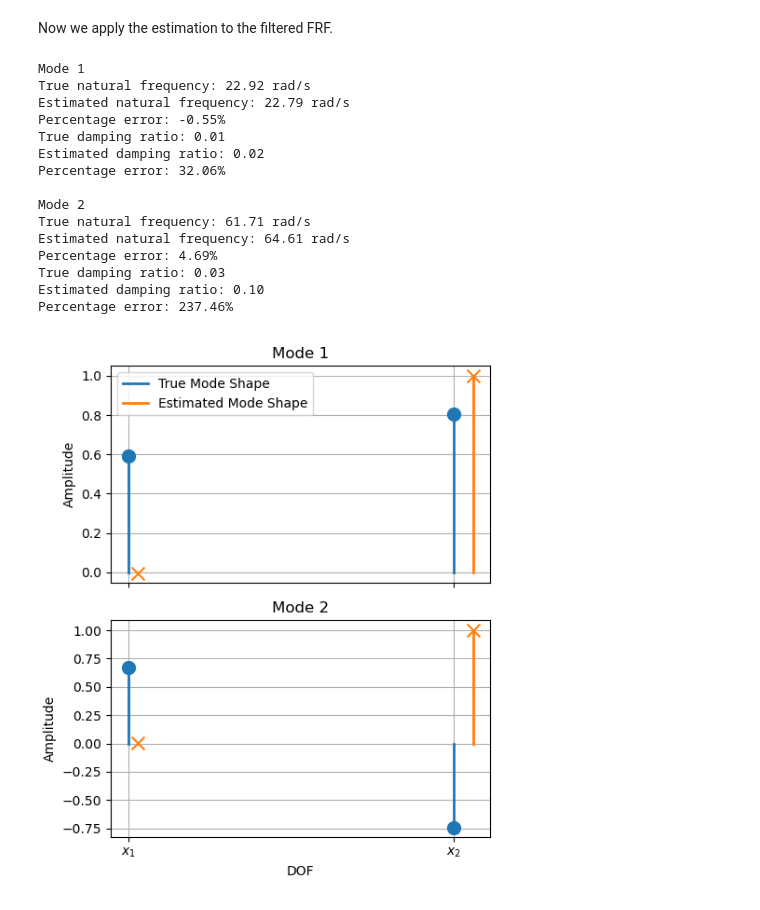
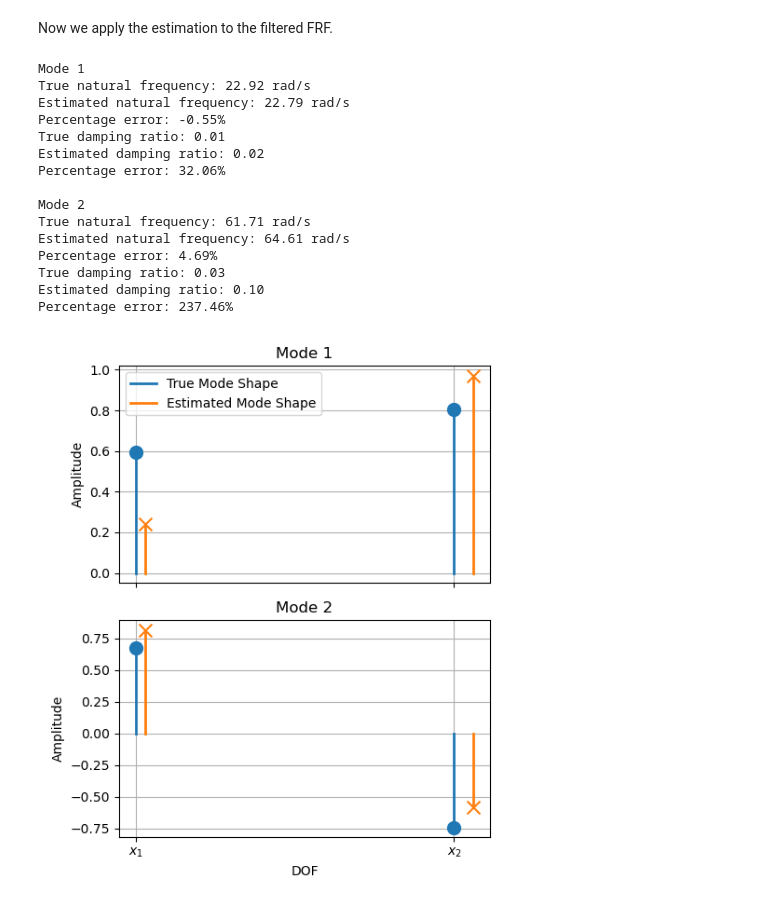
Before and after one commit to fmamitrotta/learn-aeroelastic-sid, a Jupyter notebook: notebooks/03_Identification_of_a_2-DOF_Mass-Spring-Damper_Sytem_with_the_LSCE_Algorithm.ipynb, the cells around one changed output. Cells and saved outputs as stored; diff of their text form; code cells hidden in the pictures.

Commit message:
Corrected derivation of mode shapes and implemented it

```diff
--- a/notebooks/03_Identification_of_a_2-DOF_Mass-Spring-Damper_Sytem_with_the_LSCE_Algorithm.ipynb
+++ b/notebooks/03_Identification_of_a_2-DOF_Mass-Spring-Damper_Sytem_with_the_LSCE_Algorithm.ipynb
@@ -912,24 +947,19 @@ betas, irf = estimate_lsce_parameters(frf)
 omegas, zetas, lambdas = estimate_modal_parameters(betas, f_sampling)
 
 # Take sorted true natural frequencies and damping ratiosn for comparison
-true_sorted_indices = np.argsort(natural_frequencies)
-sorted_natural_frequencies = natural_frequencies[true_sorted_indices]
-sorted_damping_ratios = damping_ratios[true_sorted_indices]
-
-# Take sorted estimated natural frequencies and damping ratios
-est_sorted_indices = np.argsort(omegas)
-sorted_omegas = omegas[est_sorted_indices]
-sorted_zetas = zetas[est_sorted_indices]
+true_freq_sort_indices = np.argsort(natural_frequencies)
+sorted_natural_frequencies = natural_frequencies[true_freq_sort_indices]
+sorted_damping_ratios = damping_ratios[true_freq_sort_indices]
 
 # Compare true and estimated natural frequencies and damping ratios for each mode
 for i in range(DOF):
     print(f"Mode {i+1:d}")
     print(f"True natural frequency: {sorted_natural_frequencies[i]:.2f} rad/s")
-    print(f"Estimated natural frequency: {sorted_omegas[i]:.2f} rad/s")
-    print(f"Percentage error: {100 * (sorted_omegas[i]/sorted_natural_frequencies[i] - 1):.2f}%")
+    print(f"Estimated natural frequency: {omegas[i]:.2f} rad/s")
+    print(f"Percentage error: {100 * (omegas[i]/sorted_natural_frequencies[i] - 1):.2f}%")
     print(f"True damping ratio: {sorted_damping_ratios[i]:.2f}")
-    print(f"Estimated damping ratio: {sorted_zetas[i]:.2f}")
-    print(f"Percentage error: {100 * (sorted_zetas[i]/sorted_damping_ratios[i] - 1):.2f}%\n")
+    print(f"Estimated damping ratio: {zetas[i]:.2f}")
+    print(f"Percentage error: {100 * (zetas[i]/sorted_damping_ratios[i] - 1):.2f}%\n")
     print()
 # %% [output]
 Mode 1
@@ -952,7 +982,7 @@ Percentage error: 661.78%
 Let's find the mode shapes.
 # %%
 # Calculate estimated mode shapes
-estimated_phi = estimate_mode_shapes(irf, lambdas, omegas, zetas)
+estimated_phi = estimate_mode_shapes(irf, lambdas)
 
 # Normalize estimated mode shapes to unit length
 normalized_estimated_phi = np.zeros_like(estimated_phi)
@@ -962,7 +992,7 @@ for i in range(DOF):
 # Take sorted true mode shapes for comparison
 sorted_modes = np.zeros_like(eigenvectors)
 for i in range(DOF):
-    sorted_modes[:, i] = eigenvectors[:, true_sorted_indices[i]]
+    sorted_modes[:, i] = eigenvectors[:, true_freq_sort_indices[i]]
 
 # Get default matlpotlib colors
 COLORS = plt.rcParams['axes.prop_cycle'].by_key()['color']
@@ -975,6 +1005,7 @@ def plot_mode_shapes(true_modes, est_modes):
     true_modes: array of shape (n_dofs, n_modes) containing true mode shapes
     est_modes: array of shape (n_dofs, n_modes) containing estimated mode shapes
     """
+    # Create x-axis vector with node positions (x1, x2)
     node_positions = np.arange(1, DOF + 1)
 
     # Create a figure with a subplot for each mode
@@ -982,6 +1013,10 @@ def plot_mode_shapes(true_modes, est_modes):
 
     # Iterate over each mode
     for i in range(DOF):
+        # Ensure mode shapes are oriented in the same direction
+        if np.dot(true_modes[:, i], est_modes[:, i]) < 0:
+            est_modes[:, i] = -est_modes[:, i]
+
         # Iterate over each degree of freedom
         for j in range(DOF):
             # Plot component of current degree of freedom for current mode shape
@@ -1023,45 +1058,40 @@ full_filtered_spectrum = np.hstack(
 betas, irf = estimate_lsce_parameters(full_filtered_spectrum)
 omegas, zetas, lambdas = estimate_modal_parameters(betas, f_sampling)
 
-# Take sorted estimated natural frequencies and damping ratios
-est_sorted_indices = np.argsort(omegas)
-sorted_omegas = omegas[est_sorted_indices]
-sorted_zetas = zetas[est_sorted_indices]
-
 # Compare true and estimated natural frequencies and damping ratios for each mode
 for i in range(DOF):
     print(f"Mode {i+1:d}")
     print(f"True natural frequency: {sorted_natural_frequencies[i]:.2f} rad/s")
-    print(f"Estimated natural frequency: {sorted_omegas[i]:.2f} rad/s")
-    print(f"Percentage error: {100 * (sorted_omegas[i]/sorted_natural_frequencies[i] - 1):.2f}%")
+    print(f"Estimated natural frequency: {omegas[i]:.2f} rad/s")
+    print(f"Percentage error: {100 * (omegas[i]/sorted_natural_frequencies[i] - 1):.2f}%")
     print(f"True damping ratio: {sorted_damping_ratios[i]:.2f}")
-    print(f"Estimated damping ratio: {sorted_zetas[i]:.2f}")
-    print(f"Percentage error: {100 * (sorted_zetas[i]/sorted_damping_ratios[i] - 1):.2f}%\n")
+    print(f"Estimated damping ratio: {zetas[i]:.2f}")
+    print(f"Percentage error: {100 * (zetas[i]/sorted_damping_ratios[i] - 1):.2f}%\n")
 
 # Calculate estimated mode shapes
-estimated_phi = estimate_mode_shapes(irf, lambdas, omegas, zetas)
+estimated_phi = estimate_mode_shapes(irf, lambdas)
 
 # Normalize estimated mode shapes to unit length
 normalized_estimated_phi = np.zeros_like(estimated_phi)
 for i in range(DOF):
     normalized_estimated_phi[:, i] = estimated_phi[:, i] / np.linalg.norm(estimated_phi[:, i])
 
 # Plot true vs estimated mode shapes
 plot_mode_shapes(sorted_modes, normalized_estimated_phi)
 # %% [output]
 Mode 1
 True natural frequency: 22.92 rad/s
 Estimated natural frequency: 22.79 rad/s
 Percentage error: -0.55%
 True damping ratio: 0.01
 Estimated damping ratio: 0.02
 Percentage error: 32.06%
 
 Mode 2
 True natural frequency: 61.71 rad/s
 Estimated natural frequency: 64.61 rad/s
 Percentage error: 4.69%
 True damping ratio: 0.03
 Estimated damping ratio: 0.10
 Percentage error: 237.46%
-[figure, old version]
+[figure, new version]
```
Also changed, not shown: parts of 6 cells of this notebook.
